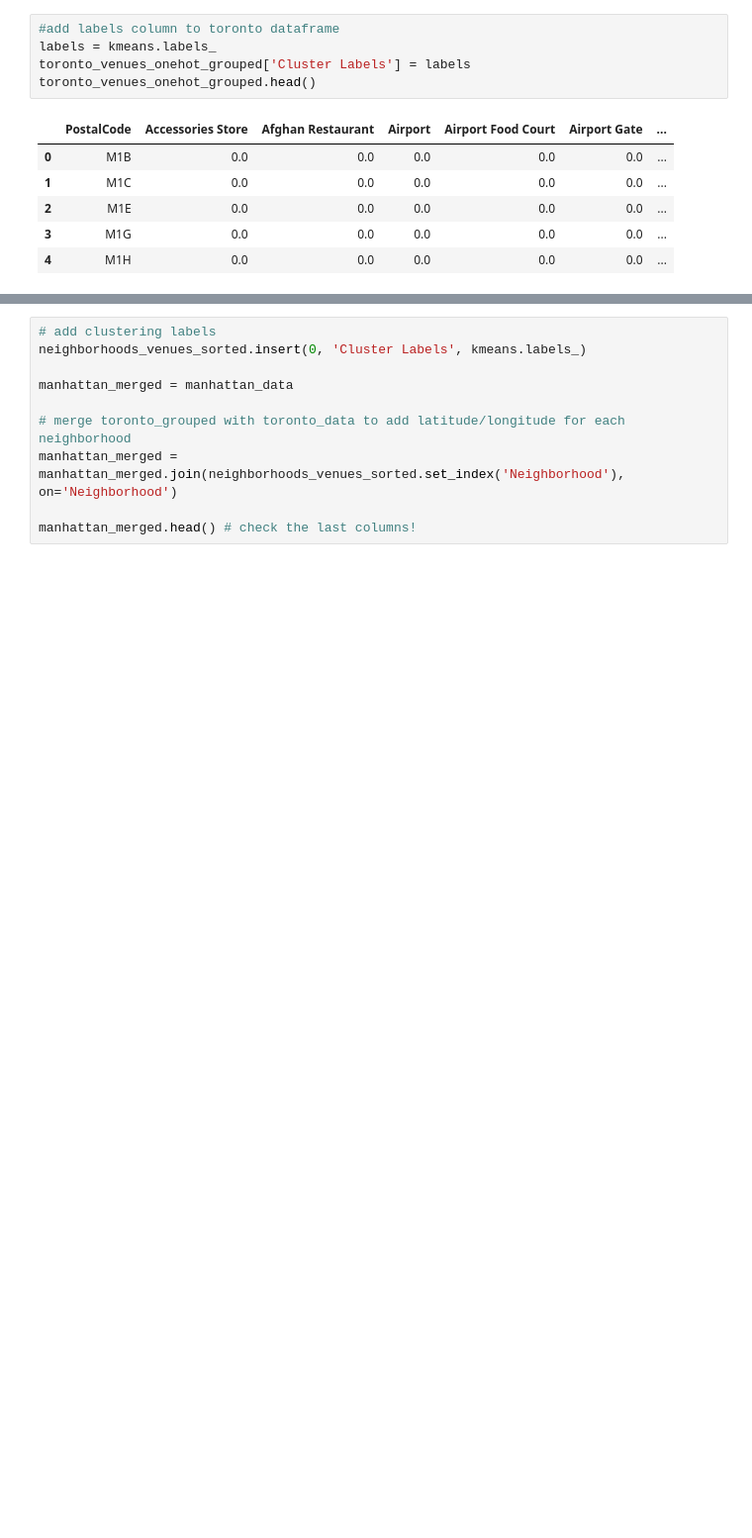
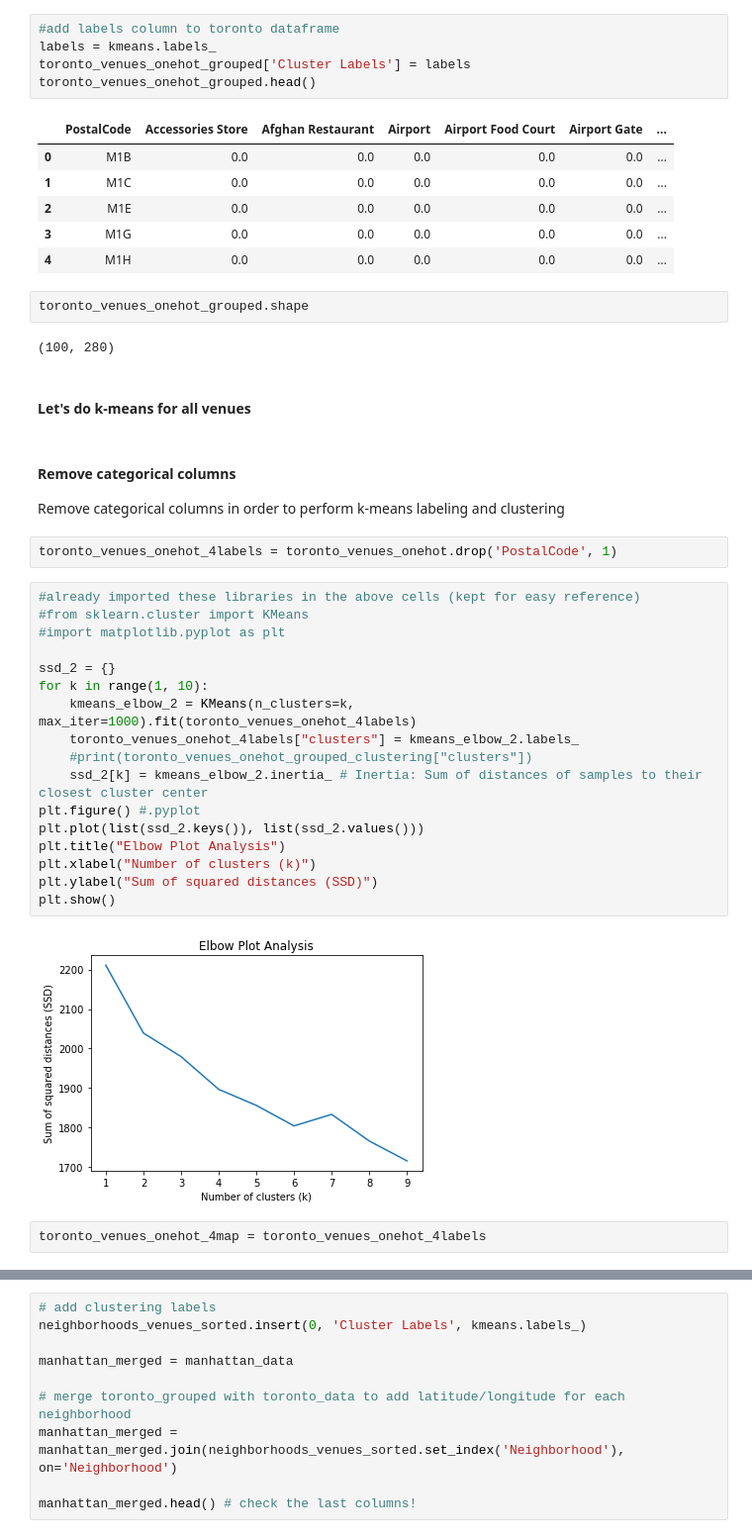
Before and after one commit to jboyce95/Coursera-IBM-DS-Capstone_Wk4-5, a Jupyter notebook: Coursera_Capstone_Toronto_Wk4-5.ipynb, the cells around one changed output, grey strips where cells are left out. Shown at 99% size. Cells and saved outputs as stored; diff of their text form; blank space fills up the shorter version.

```diff
--- a/Coursera_Capstone_Toronto_Wk4-5.ipynb
+++ b/Coursera_Capstone_Toronto_Wk4-5.ipynb
@@ -480,3 +490,35 @@ toronto_venues_onehot_grouped.head()
 | 2 | M1E | 0.0 | 0.0 | 0.0 | 0.0 | 0.0 | ... |
 | 3 | M1G | 0.0 | 0.0 | 0.0 | 0.0 | 0.0 | ... |
 | 4 | M1H | 0.0 | 0.0 | 0.0 | 0.0 | 0.0 | ... |
+# %%
+toronto_venues_onehot_grouped.shape
+# %% [output]
+(100, 280)
+# %% [markdown]
+#### Let's do k-means for all venues
+# %% [markdown]
+#### Remove categorical columns
+Remove categorical columns in order to perform k-means labeling and clustering
+# %%
+toronto_venues_onehot_4labels = toronto_venues_onehot.drop('PostalCode', 1)
+# %%
+#already imported these libraries in the above cells (kept for easy reference)
+#from sklearn.cluster import KMeans
+#import matplotlib.pyplot as plt
+
+ssd_2 = {}
+for k in range(1, 10):
+    kmeans_elbow_2 = KMeans(n_clusters=k, max_iter=1000).fit(toronto_venues_onehot_4labels)
+    toronto_venues_onehot_4labels["clusters"] = kmeans_elbow_2.labels_
+    #print(toronto_venues_onehot_grouped_clustering["clusters"])
+    ssd_2[k] = kmeans_elbow_2.inertia_ # Inertia: Sum of distances of samples to their closest cluster center
+plt.figure() #.pyplot
+plt.plot(list(ssd_2.keys()), list(ssd_2.values()))
+plt.title("Elbow Plot Analysis")
+plt.xlabel("Number of clusters (k)")
+plt.ylabel("Sum of squared distances (SSD)")
+plt.show()
+# %% [output]
+[figure, added]
+# %%
+toronto_venues_onehot_4map = toronto_venues_onehot_4labels
```
Also changed, not shown: parts of 14 cells of this notebook.
